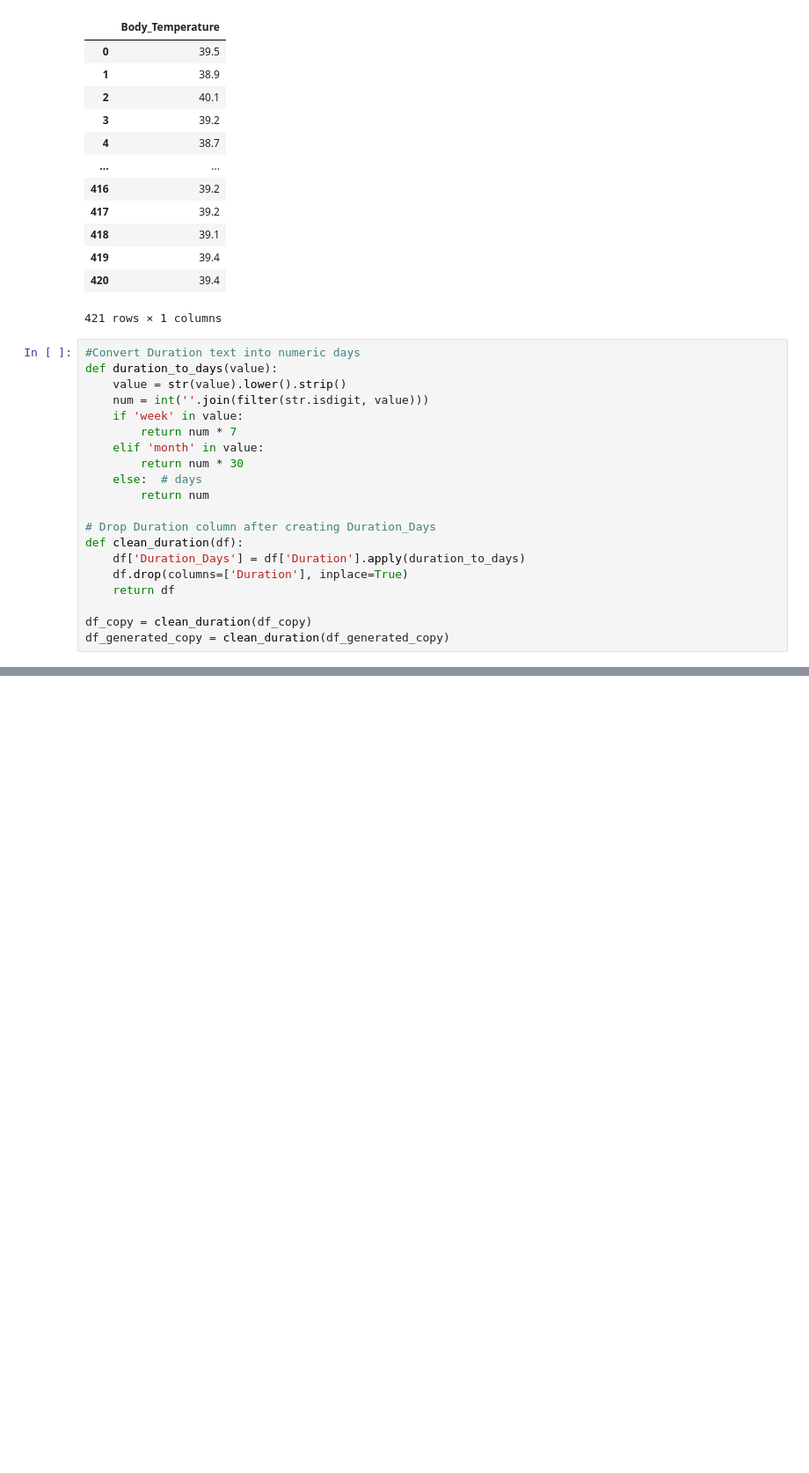
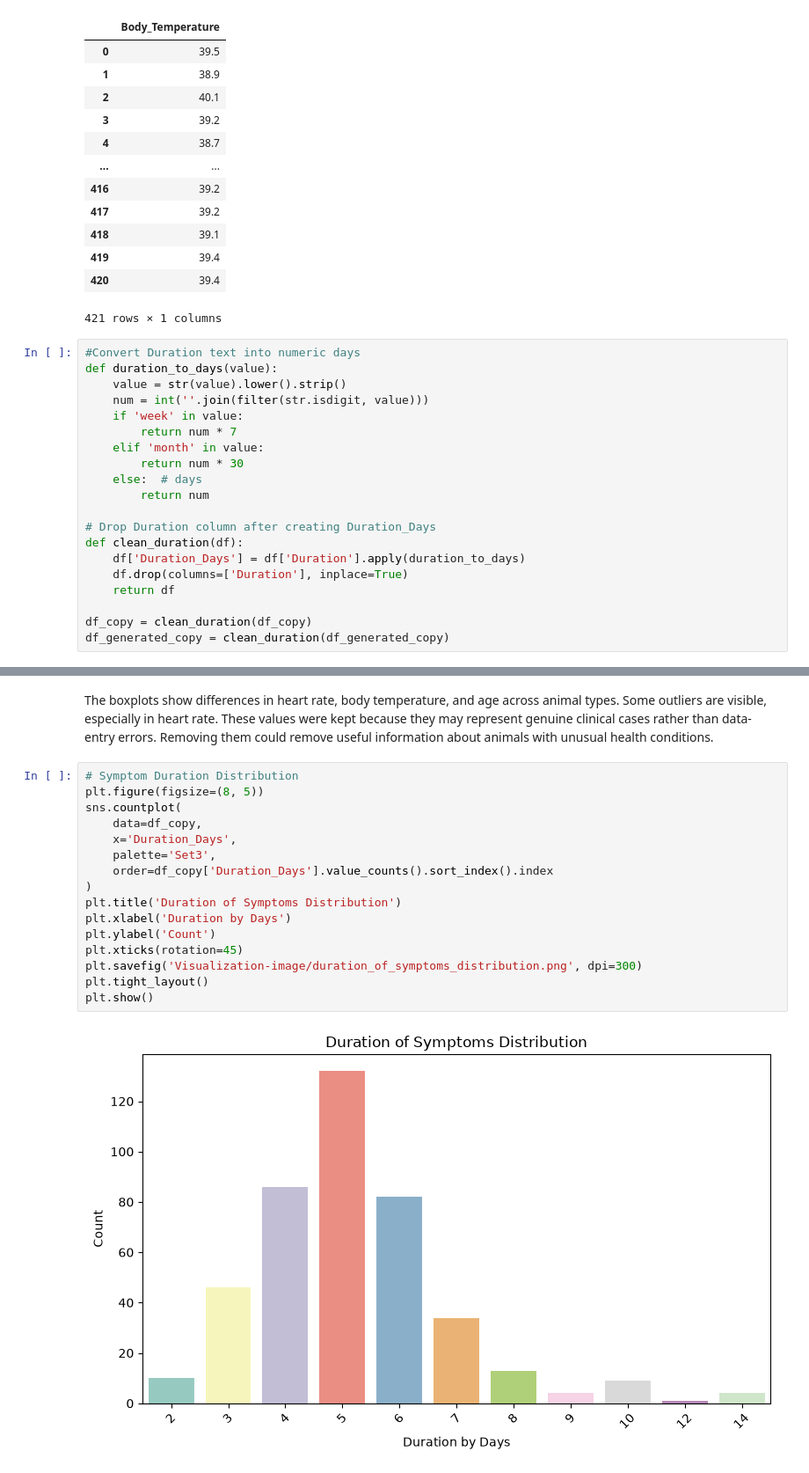
Before and after one commit to FatimaMesh/SymptoScan, a Jupyter notebook: symptoScan.ipynb, the cells around one changed output, grey strips where cells are left out. Shown at 88% size. Drawn from its saved outputs; the diff is of its cells as text; blank space fills up the shorter version.

```diff
--- a/symptoScan.ipynb
+++ b/symptoScan.ipynb
@@ -297,0 +347,20 @@ df_generated_copy = clean_duration(df_generated_copy)
+# %% [markdown]
+The boxplots show differences in heart rate, body temperature, and age across animal types. Some outliers are visible, especially in heart rate. These values were kept because they may represent genuine clinical cases rather than data-entry errors. Removing them could remove useful information about animals with unusual health conditions.
+# %%
+# Symptom Duration Distribution
+plt.figure(figsize=(8, 5))
+sns.countplot(
+    data=df_copy,
+    x='Duration_Days',
+    palette='Set3',
+    order=df_copy['Duration_Days'].value_counts().sort_index().index
+)
+plt.title('Duration of Symptoms Distribution')
+plt.xlabel('Duration by Days')
+plt.ylabel('Count')
+plt.xticks(rotation=45)
+plt.savefig('Visualization-image/duration_of_symptoms_distribution.png', dpi=300)
+plt.tight_layout()
+plt.show()
+# %% [output]
+[figure, added]
```
Also changed, not shown: parts of 9 cells of this notebook, 5 other files.
